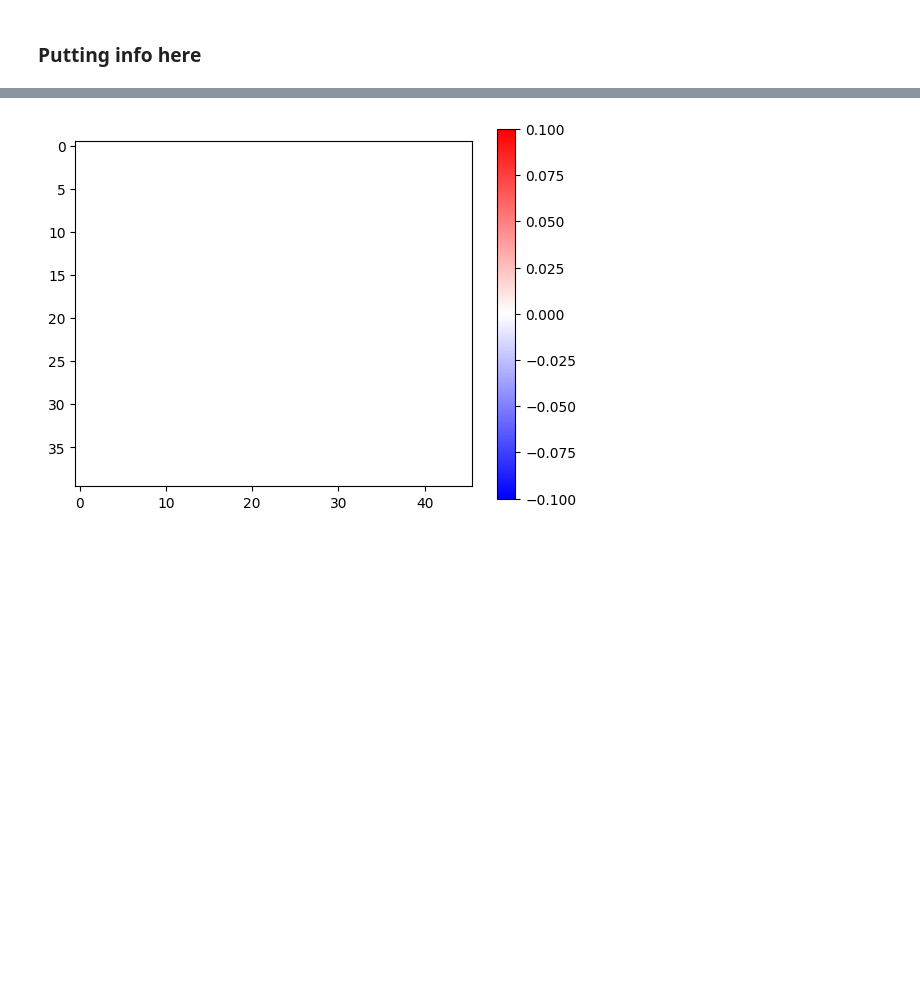
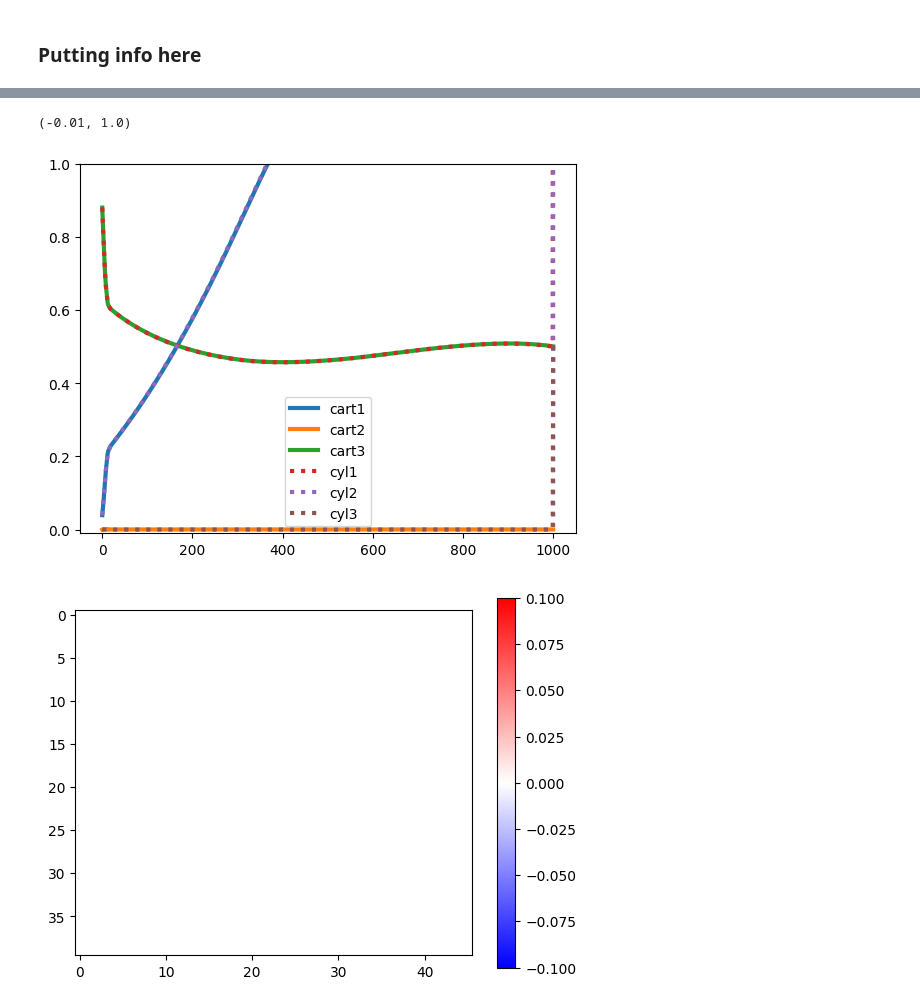
Before and after one commit to beam-tracing/Scotty, a Jupyter notebook: scotty/eduard_launch_and_BC_testfile.ipynb, the cells around one changed output, grey strips where cells are left out. Saved outputs shown, nothing was run; the diff lists cells and outputs as text; code cells hidden in the pictures; blank space fills up the shorter version.

```diff
--- a/scotty/eduard_launch_and_BC_testfile.ipynb
+++ b/scotty/eduard_launch_and_BC_testfile.ipynb
@@ -511,3 +721,15 @@ print(field_cart_scotty.Z_coord)
+# %%
+plt.plot(np.abs(dt_cart_scotty["analysis"]["H_Cardano_1"]), "-", linewidth=3, label="cart1")
+plt.plot(np.abs(dt_cart_scotty["analysis"]["H_Cardano_2"]), "-", linewidth=3, label="cart2")
+plt.plot(np.abs(dt_cart_scotty["analysis"]["H_Cardano_3"]), "-", linewidth=3, label="cart3")
+plt.plot(np.abs(dt_cyl_scotty["analysis"]["H_1_Cardano"]), ":", linewidth=3, label="cyl1")
+plt.plot(np.abs(dt_cyl_scotty["analysis"]["H_2_Cardano"]), ":", linewidth=3, label="cyl2")
+plt.plot(np.abs(dt_cyl_scotty["analysis"]["H_3_Cardano"]), ":", linewidth=3, label="cyl3")
+plt.legend()
+plt.ylim(-0.01, 1)
+# %% [output]
+(-0.01, 1.0)
+[figure, added]
 # %%
 import matplotlib.pyplot as plt
 import numpy as np
```
Also changed, not shown: parts of 22 cells of this notebook, 22 other files.
